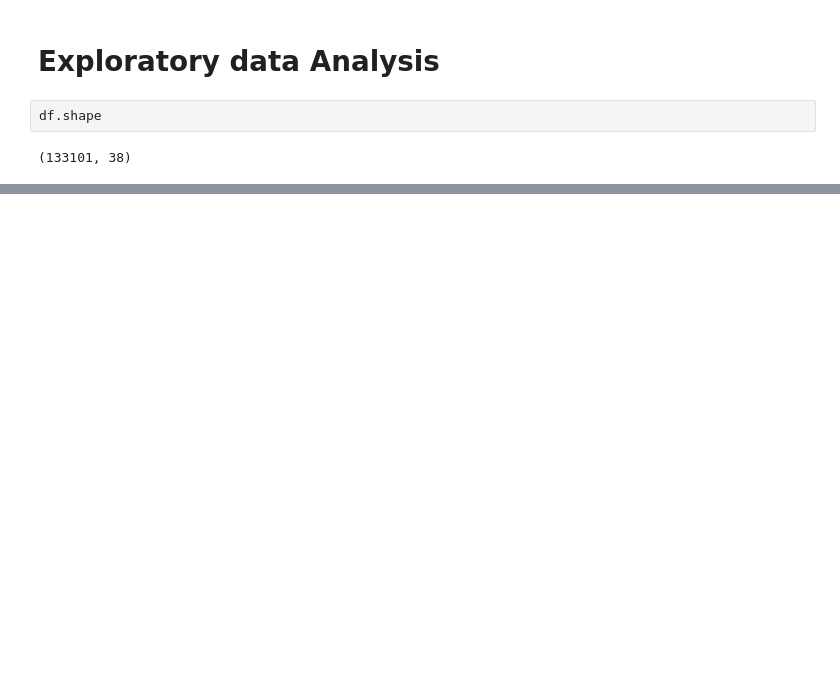
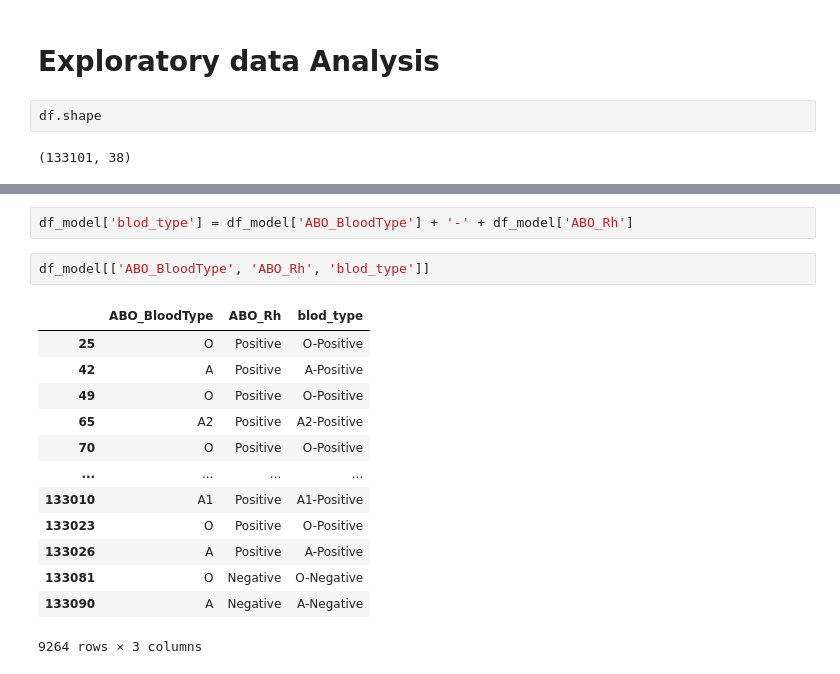
Before and after one commit to juanes-grimaldos/health-project-mlops, a Jupyter notebook: src/initial_model.ipynb, the cells around one changed output, grey strips where cells are left out. Saved outputs shown, nothing was run; the diff lists cells and outputs as text; blank space fills up the shorter version.

```diff
--- a/src/initial_model.ipynb
+++ b/src/initial_model.ipynb
@@ -69,0 +177,18 @@ Name: time_procured, dtype: object
+# %%
+df_model['blod_type'] = df_model['ABO_BloodType'] + '-' + df_model['ABO_Rh']
+# %%
+df_model[['ABO_BloodType', 'ABO_Rh', 'blod_type']]
+# %% [output]
+|  | ABO_BloodType | ABO_Rh | blod_type |
+| 25 | O | Positive | O-Positive |
+| 42 | A | Positive | A-Positive |
+| 49 | O | Positive | O-Positive |
+| 65 | A2 | Positive | A2-Positive |
+| 70 | O | Positive | O-Positive |
+| ... | ... | ... | ... |
+| 133010 | A1 | Positive | A1-Positive |
+| 133023 | O | Positive | O-Positive |
+| 133026 | A | Positive | A-Positive |
+| 133081 | O | Negative | O-Negative |
+| 133090 | A | Negative | A-Negative |
+9264 rows × 3 columns
```
Also changed, not shown: parts of 34 cells of this notebook.
